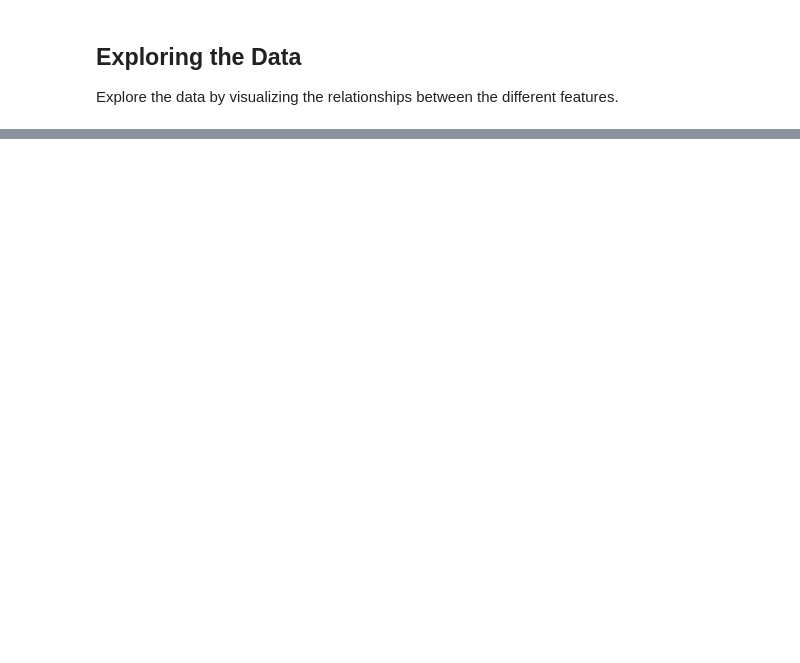
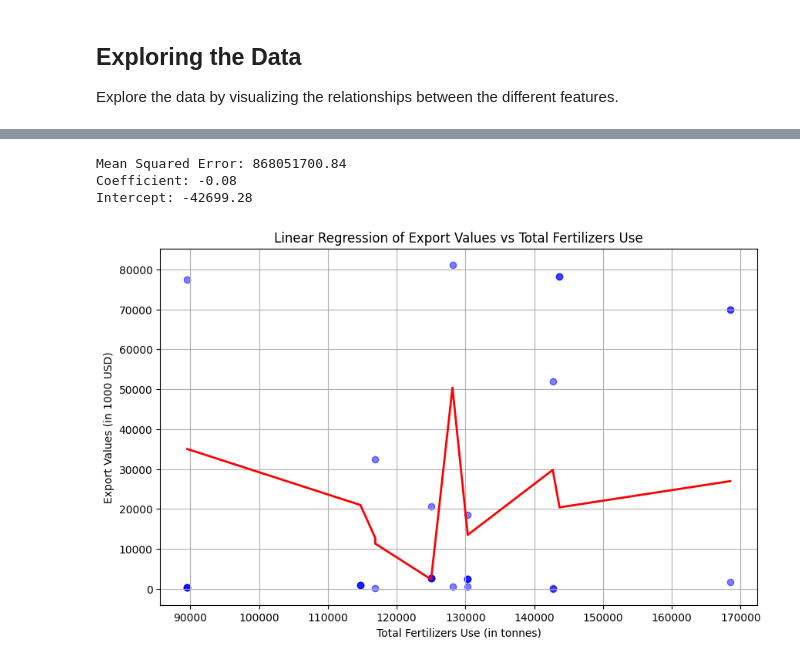
Before and after one commit to tnaccarato/Crop-Forcasting-MLP, a Jupyter notebook: MLP.ipynb, the cells around one changed output, grey strips where cells are left out. Cells and saved outputs as stored; diff of their text form; code cells hidden in the pictures; blank space fills up the shorter version.

Commit message:
Add simple linear regression model

```diff
--- a/MLP.ipynb
+++ b/MLP.ipynb
@@ -472,0 +505,43 @@ for index, value in strong_correlations.items():
+# %%
+# Train a linear regression model to predict 'Export Values' using 'Total Fertilizers Use' as the feature
+from sklearn.linear_model import LinearRegression
+from sklearn.model_selection import train_test_split
+from sklearn.metrics import mean_squared_error
+
+filtered_df = merged_df[merged_df['Area'] == 'Albania']
+# Define the feature and target variables
+X = filtered_df[['Total Fertilizers Use (in tonnes)', 'Temperature Change (in °C)', 'Total Working Hours (in hours)', 'Total Pesticides Use (in tonnes)']]
+y = filtered_df['Export Values (in 1000 USD)']
+
+# Split the data into training and testing sets
+X_train, X_test, y_train, y_test = train_test_split(X, y, test_size=0.2, random_state=42)
+
+# Train the linear regression model
+model = LinearRegression()
+model.fit(X_train, y_train)
+
+# Make predictions
+y_pred = model.predict(X_test)
+
+# Calculate the mean squared error as a measure of the model's performance
+mse = mean_squared_error(y_test, y_pred)
+print(f"Mean Squared Error: {mse:.2f}")
+
+# Print the model's coefficients
+print(f"Coefficient: {model.coef_[0]:.2f}")
+print(f"Intercept: {model.intercept_:.2f}")
+
+
+plt.figure(figsize=(10, 6))
+plt.scatter(X_test['Total Fertilizers Use (in tonnes)'], y_test, color='blue', alpha=0.5)
+plt.plot(X_test['Total Fertilizers Use (in tonnes)'].sort_values(), y_pred[X_test['Total Fertilizers Use (in tonnes)'].argsort()], color='red', linewidth=2)
+plt.title('Linear Regression of Export Values vs Total Fertilizers Use')
+plt.ylabel('Export Values (in 1000 USD)')
+plt.xlabel('Total Fertilizers Use (in tonnes)')
+plt.grid(True)
+plt.show()
+# %% [output]
+Mean Squared Error: 868051700.84
+Coefficient: -0.08
+Intercept: -42699.28
+[figure, added]
```
Also changed, not shown: parts of 6 cells of this notebook.
